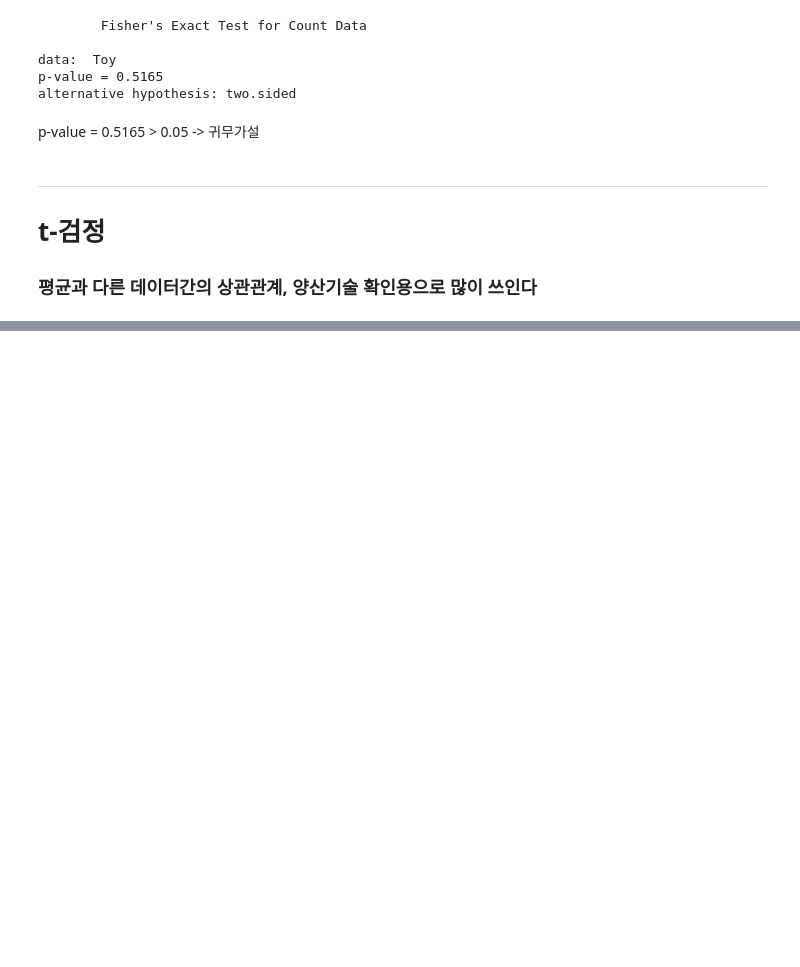
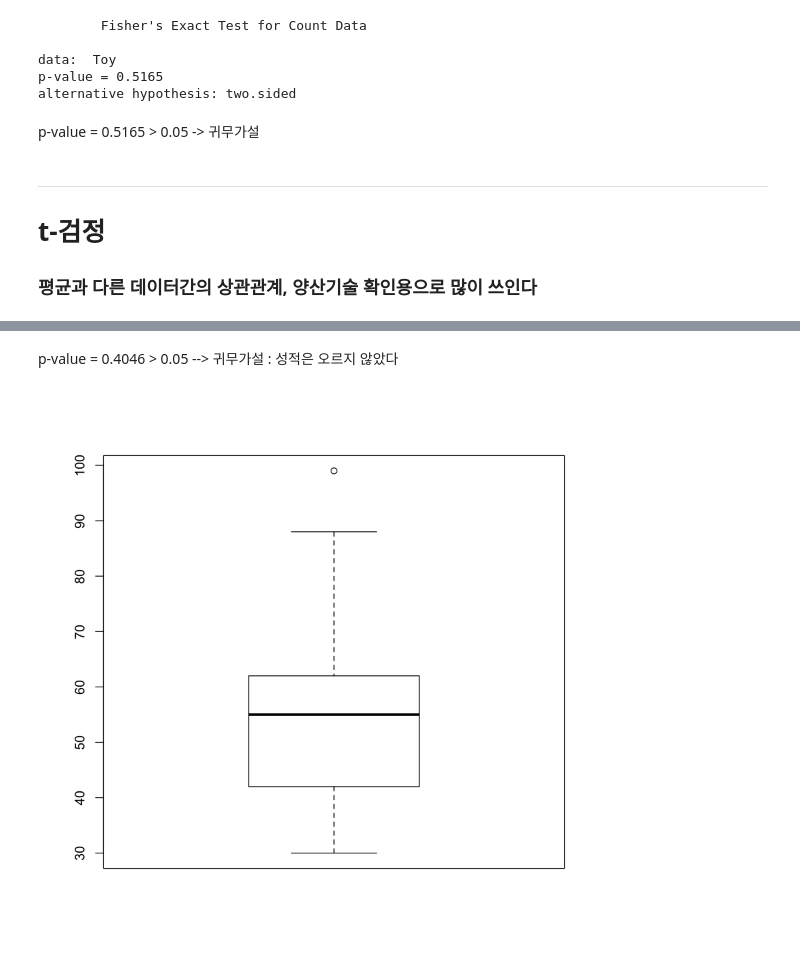
Before and after one commit to hyeopyi/R_Study, a Jupyter notebook: 14.가설검정.ipynb, the cells around one changed output, grey strips where cells are left out. Drawn from its saved outputs; the diff is of its cells as text; code cells hidden in the pictures; blank space fills up the shorter version.

```diff
--- a/14.가설검정.ipynb
+++ b/14.가설검정.ipynb
@@ -103,0 +109,3 @@ p-value = 0.96 > 0.05 --> 귀무가설 : 건전지의 수명은 1000시간이다
+# %%
+exam <- read.csv("../Data/exam.csv")
+head(exam)
@@ -103,0 +148,6 @@ p-value = 0.96 > 0.05 --> 귀무가설 : 건전지의 수명은 1000시간이다
+# %% [markdown]
+p-value = 0.4046 > 0.05 --> 귀무가설 : 성적은 오르지 않았다
+# %%
+boxplot(exam$score)  # 이상치에 의해 성적 평균이 오른것으로 반전체의 성적이 올랐다고 볼수없다 수학은 모두 포함하고 통계는 normal을 기준으로
+# %% [output]
+[figure, added]
```
Also changed, not shown: parts of 33 cells of this notebook, 8 other files.
